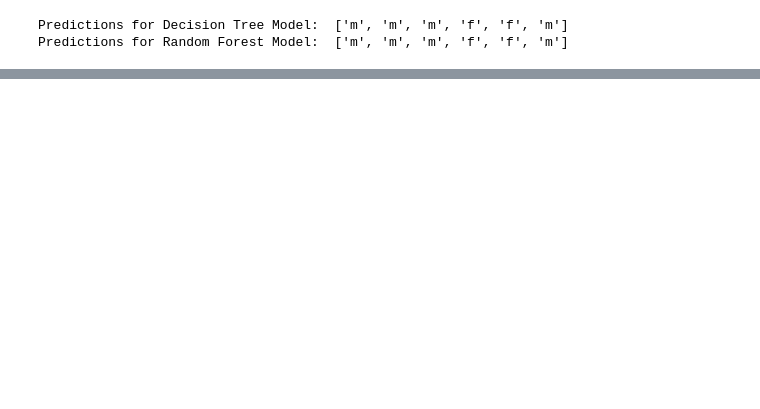
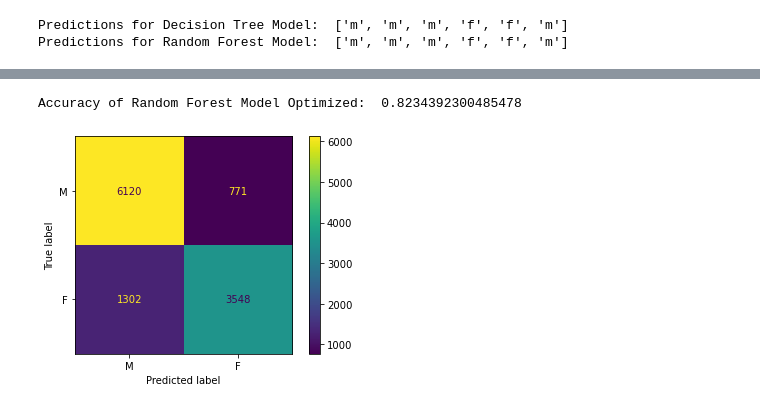
Before and after one commit to tyronfonseca/names-ml, a Jupyter notebook: names_trees.ipynb, the cells around one changed output, grey strips where cells are left out. Cells and saved outputs as stored; diff of their text form; code cells hidden in the pictures; blank space fills up the shorter version.

```diff
--- a/names_trees.ipynb
+++ b/names_trees.ipynb
@@ -97,0 +221,11 @@ Predictions for Random Forest Model:  ['m', 'm', 'm', 'f', 'f', 'm']
+# %%
+random_model_op = RandomForestClassifier(n_estimators=100, max_features=10, max_depth=10)
+random_model_op.fit(X, y)
+random_model_pred = random_model_op.predict(X)
+print('Accuracy of Random Forest Model Optimized: ', accuracy_score(y, random_model_pred))
+# %% [output]
+Accuracy of Random Forest Model Optimized:  0.8234392300485478
+# %%
+show_confusion_matrix(random_model_op, X, y)
+# %% [output]
+[figure, added]
```
Also changed, not shown: parts of 25 cells of this notebook, 2 other files.
